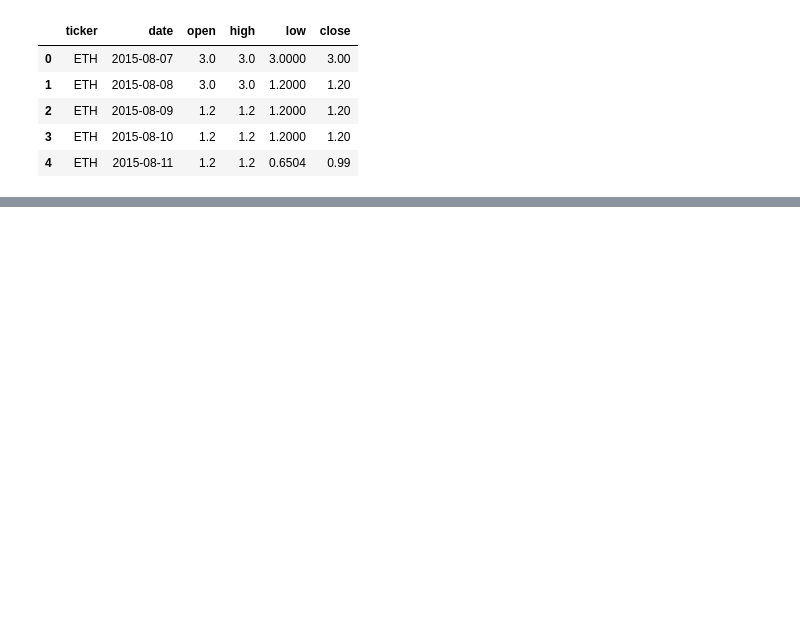
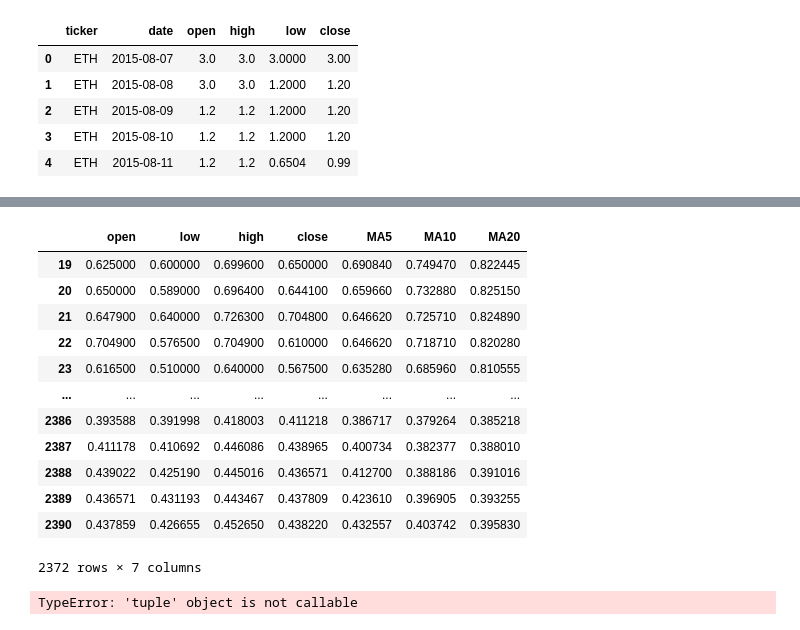
Before and after one commit to Kawians/Crypto-Prediction, a Jupyter notebook: Crypto Price Prediction.ipynb, the cells around one changed output, grey strips where cells are left out. Cells and saved outputs as stored; diff of their text form; code cells hidden in the pictures; blank space fills up the shorter version.

```diff
--- a/Crypto Price Prediction.ipynb
+++ b/Crypto Price Prediction.ipynb
@@ -45,0 +188,40 @@ ETH.head()
+# %%
+# Create the target variable (next day's closing price)
+ADA['Next_Close'] = ADA['close'].shift(-1)
+ADA = ADA.dropna()
+
+BTC['Next_Close'] = BTC['close'].shift(-1)
+BTC = BTC.dropna()
+
+ETH['Next_Close'] = ETH['close'].shift(-1)
+ETH = ETH.dropna()
+# %%
+# Select features and target
+ADA_features = ADA[['open', 'low', 'high', 'close', 'MA5', 'MA10', 'MA20']]
+ADA_target = ADA['Next_Close']
+
+BTC_features = BTC[['open', 'low', 'high', 'close', 'MA5', 'MA10', 'MA20']]
+BTC_target = BTC['Next_Close']
+
+ETH_features = ETH[['open', 'low', 'high', 'close', 'MA5', 'MA10', 'MA20']]
+ETH_target = ETH['Next_Close']
+# %%
+ADA_features
+# %% [output]
+|  | open | low | high | close | MA5 | MA10 | MA20 |
+| 19 | 0.625000 | 0.600000 | 0.699600 | 0.650000 | 0.690840 | 0.749470 | 0.822445 |
+| 20 | 0.650000 | 0.589000 | 0.696400 | 0.644100 | 0.659660 | 0.732880 | 0.825150 |
+| 21 | 0.647900 | 0.640000 | 0.726300 | 0.704800 | 0.646620 | 0.725710 | 0.824890 |
+| 22 | 0.704900 | 0.576500 | 0.704900 | 0.610000 | 0.646620 | 0.718710 | 0.820280 |
+| 23 | 0.616500 | 0.510000 | 0.640000 | 0.567500 | 0.635280 | 0.685960 | 0.810555 |
+| ... | ... | ... | ... | ... | ... | ... | ... |
+| 2386 | 0.393588 | 0.391998 | 0.418003 | 0.411218 | 0.386717 | 0.379264 | 0.385218 |
+| 2387 | 0.411178 | 0.410692 | 0.446086 | 0.438965 | 0.400734 | 0.382377 | 0.388010 |
+| 2388 | 0.439022 | 0.425190 | 0.445016 | 0.436571 | 0.412700 | 0.388186 | 0.391016 |
+| 2389 | 0.436571 | 0.431193 | 0.443467 | 0.437809 | 0.423610 | 0.396905 | 0.393255 |
+| 2390 | 0.437859 | 0.426655 | 0.452650 | 0.438220 | 0.432557 | 0.403742 | 0.395830 |
+2372 rows × 7 columns
+# %%
+ADA_features.shape()
+# %% [output]
+TypeError: 'tuple' object is not callable
```
Also changed, not shown: parts of 24 cells of this notebook.
